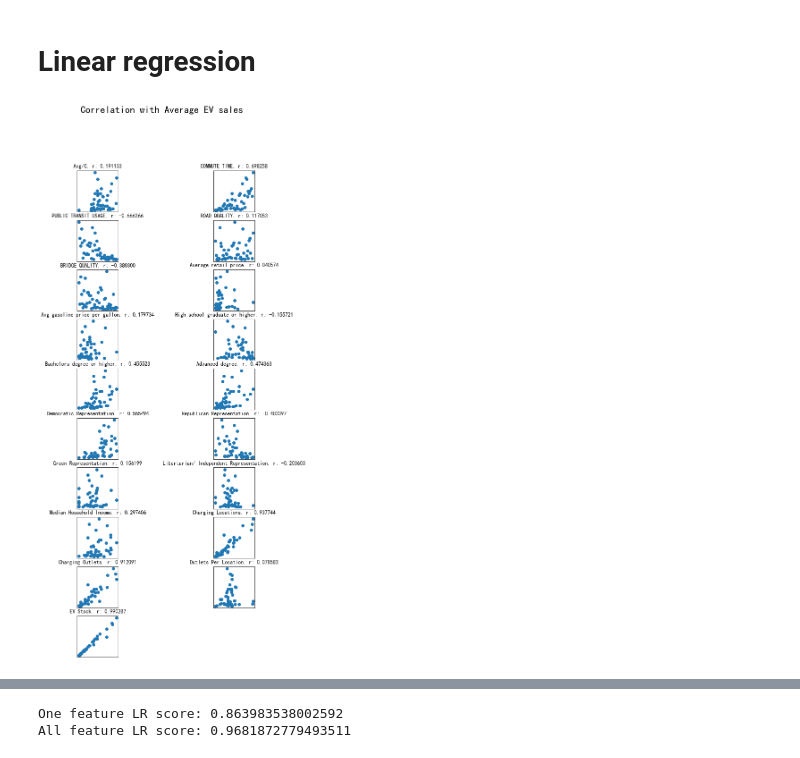
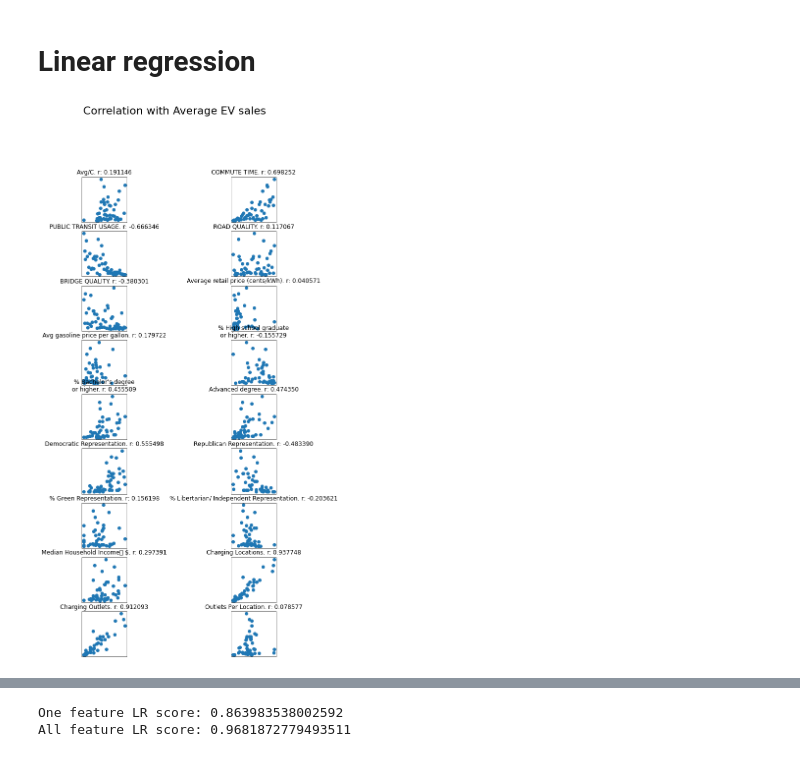
Before and after one commit to Disguiser23/ECE143-project-group11, a Jupyter notebook: data analysis and visualization (1).ipynb, the cells around one changed output, grey strips where cells are left out. Saved outputs shown, nothing was run; the diff lists cells and outputs as text; code cells hidden in the pictures.

```diff
--- a/data analysis and visualization (1).ipynb
+++ b/data analysis and visualization (1).ipynb
@@ -12,11 +12,17 @@ df.set_index(["State"], inplace=True)
 df = df.drop("California")
 df = df.drop("District of Columbia") # advanced degree outlier
 # %%
-sale_4years = df.iloc[:,0:4]
-sale_4years['State'] = sale_4years.index.get_level_values('State')
-x=pd.melt(sale_4years,id_vars="State", var_name="years", value_name="sale")
+# Compute average sales and add to df
+if 'average_sales' not in df:
+    df.insert(4, 'average_sales', df.iloc[:,0:4].mean(axis=1).to_frame())
+    df['average_sales'] = df['average_sales'].astype(int)
+# Plot state sales data
+sales_data = df.iloc[:,0:5]
+sales_data['State'] = sales_data.index.get_level_values('State')
+x=pd.melt(sales_data,id_vars="State", var_name="years", value_name="sale")
 y=x.groupby(["State","years"]).sum()
 y['State'] = y.index.get_level_values('State')
 y['years'] = y.index.get_level_values('years')
-y.head()
+plt.figure(figsize=(15,20))
+sns.barplot(x='sale', y='State', hue="years",data=y)
 # %% [output]
@@ -36,33 +31,31 @@ sns.barplot(x='sale', y='State', hue="years",data=y)
 # %% [markdown]
 # Linear regression
 # %%
-sale_4years = df.iloc[:,0:4]
-avg_sales = sale_4years.mean(axis=1).to_frame()
-avg_sales.columns = ["Avg_sales"]
-avg_sales["Avg_sales"]=avg_sales["Avg_sales"].apply(lambda x : (x-avg_sales["Avg_sales"].mean())/avg_sales["Avg_sales"].std())
-cont_cols = df.loc[:,['Avg/C', 'COMMUTE TIME','PUBLIC TRANSIT USAGE','ROAD QUALITY','BRIDGE QUALITY','Average retail price (cents/kWh)','Avg gasoline price per gallon',
+# Correlation plot between average sales and continuous features
+avg_sales = df['average_sales']
+avg_sales.apply(lambda x : (x-avg_sales.mean())/avg_sales.std())
+cont_features = ['Avg/C', 'COMMUTE TIME','PUBLIC TRANSIT USAGE','ROAD QUALITY','BRIDGE QUALITY','Average retail price (cents/kWh)','Avg gasoline price per gallon',
              '% High school graduate\nor higher',"% Bachelor's degree\nor higher",'Advanced degree','Democratic Representation','Republican Representation',
              '% Green Representation','% Libertarian/ Independent Representation','Median Household Income\t $','Charging Locations',
-             'Charging Outlets','Outlets Per Location','EV Stock','EVs to Charging Outlets']]
-cont_cols.columns = ['Avg/C', 'COMMUTE TIME','PUBLIC TRANSIT USAGE','ROAD QUALITY','BRIDGE QUALITY','Average retail price','Avg gasoline price per gallon',
-             'High school graduate or higher','Bachelors degree or higher','Advanced degree','Democratic Representation','Republican Representation',
-             'Green Representation','Libertarian/ Independent Representation','Median Household Income','Charging Locations',
-             'Charging Outlets','Outlets Per Location','EV Stock','EVs to Charging Outlets']
-# print(avg_sales.shape)
-# print(cont_cols.shape)
+             'Charging Outlets','Outlets Per Location','EVs to Charging Outlets']
+cont_cols = df.loc[:,cont_features]
+cont_cols.columns = cont_features
 fig = plt.figure(figsize=(10, 20))
 fig.suptitle("Correlation with Average EV sales",fontsize=22)
 for i in range(1,cont_cols.shape[1]):
     ax = fig.add_subplot(10, 2, i)
+    # get feature, normalize and plot
     col = cont_cols.iloc[:,i-1].astype(float)
-    col=col.apply(lambda x : (x-col.mean())/col.std()) # normalize
+    col=col.apply(lambda x : (x-col.mean())/col.std())
     plt.plot(col.iloc[:], avg_sales.iloc[:], 'o')
-    r = avg_sales["Avg_sales"].corr(col)
+    # set plot title, showing correlation value
+    r = avg_sales.corr(col)
     plt.title("{}. r: {:2f}".format(col.name,r))
+    # format plot
     ax.xaxis.set_visible(False)
     ax.yaxis.set_visible(False)
     x0,x1 = ax.get_xlim()
     y0,y1 = ax.get_ylim()
     ax.set_aspect(abs(x1-x0)/abs(y1-y0))
 # %% [output]
-[figure, old version]
+[figure, new version]
```
Also changed, not shown: parts of 7 cells of this notebook.
